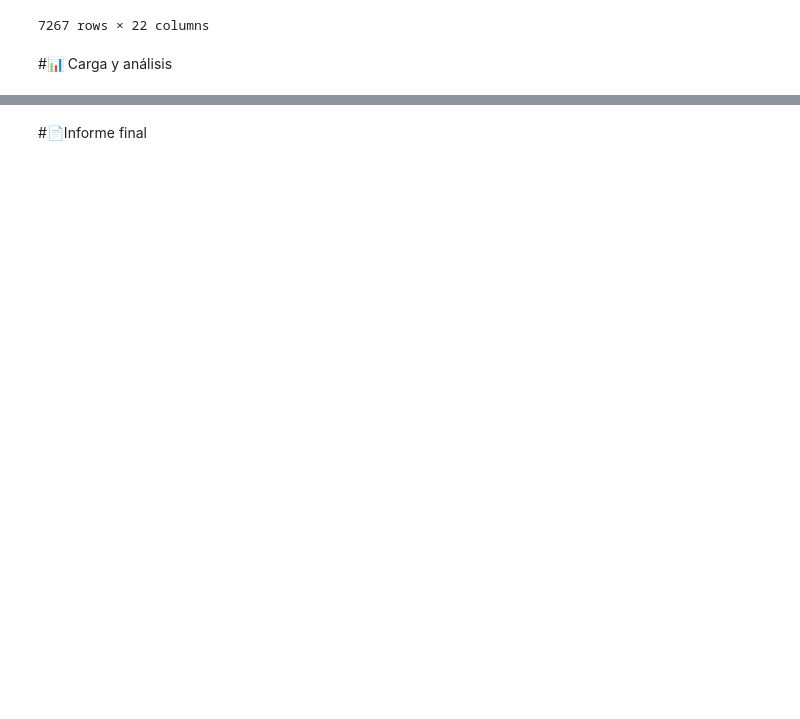
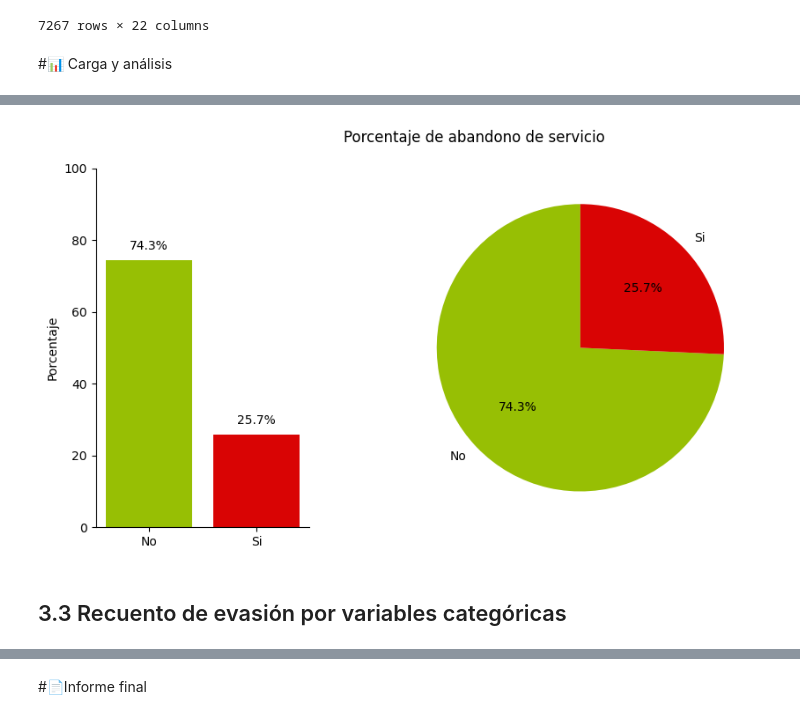
Before and after one commit to abiquintana/TelecomX, a Jupyter notebook: TelecomX_LATAM.ipynb, the cells around one changed output, grey strips where cells are left out. Drawn from its saved outputs; the diff is of its cells as text; code cells hidden in the pictures; blank space fills up the shorter version.

```diff
--- a/TelecomX_LATAM.ipynb
+++ b/TelecomX_LATAM.ipynb
@@ -255,0 +286,3 @@ df.describe()
+# %%
+bajas=df['baja_servicio'].value_counts(normalize=True).rename(index={1:'Si',0:'No'})*100
+bajas
@@ -255,0 +295,37 @@ df.describe()
+# %%
+colores=['#97BF04','#D90404']
+
+
+fig, axs = plt.subplots(1,2,figsize=(10,5), gridspec_kw={'width_ratios':[1,3]} )
+
+fig.suptitle('Porcentaje de abandono de servicio')
+
+axs[0].bar(bajas.index, bajas.values,color=colores)
+axs[0].set_ylabel('Porcentaje')
+axs[0].set_xlabel('')
+axs[0].spines['top'].set_visible(False)
+axs[0].spines['right'].set_visible(False)
+
+for i, valor in enumerate(bajas.values):
+    axs[0].text(i, valor + 3, f'{valor:.1f}%', ha='center', fontsize=10)
+
+
+axs[0].set_ylim(0,100)
+
+
+
+axs[1].pie(
+    bajas.values,              # porcentajes
+    labels=bajas.index,        # etiquetas: Si / No
+    autopct='%1.1f%%',         # mostrar % dentro
+    colors=colores,
+    startangle=90              # gira la torta para que quede bonita
+)
+
+plt.tight_layout()
+
+plt.show()
+# %% [output]
+[figure, added]
+# %% [markdown]
+## 3.3 Recuento de evasión por variables categóricas
```
Also changed, not shown: parts of 44 cells of this notebook.
